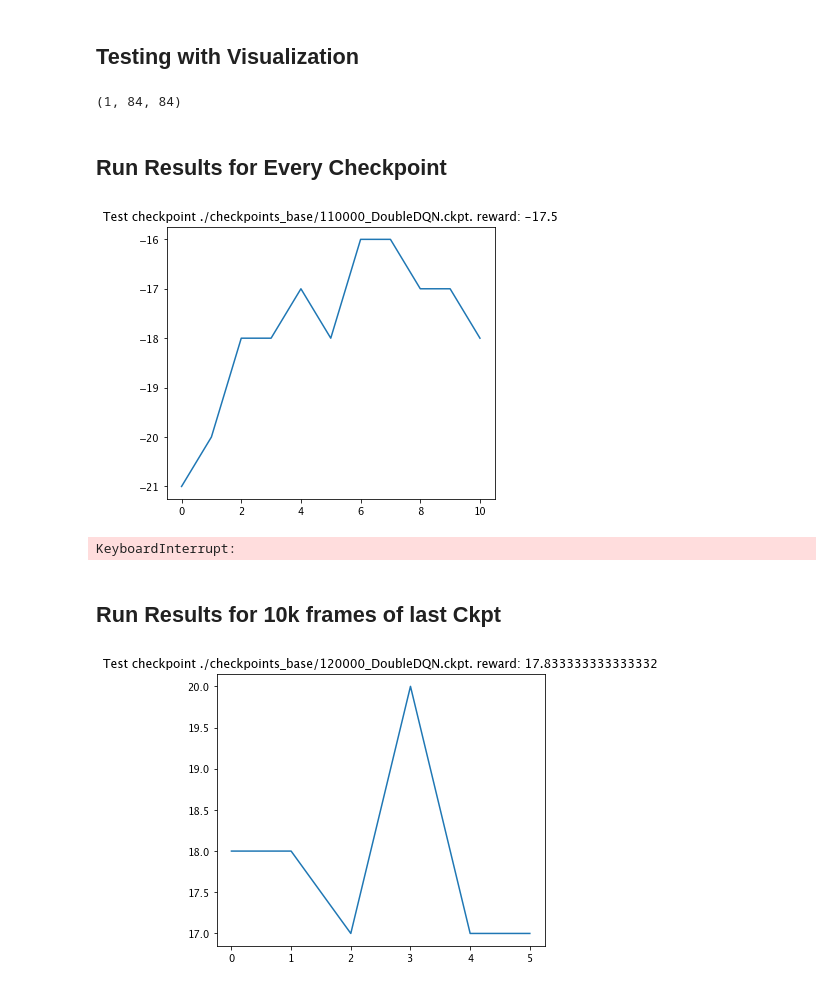
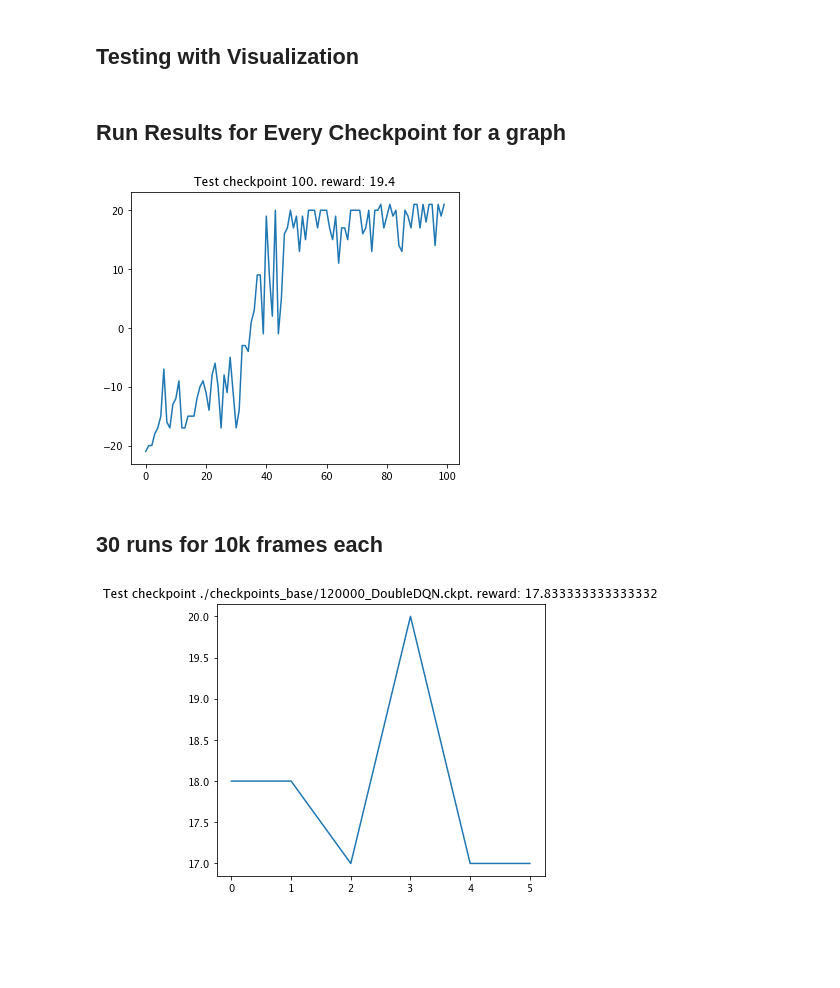
Before and after one commit to NithinTangellamudi/filter-ddqn, a Jupyter notebook: DDQN-Testing.ipynb, the cells around one changed output. Drawn from its saved outputs; the diff is of its cells as text; code cells hidden in the pictures; blank space fills up the shorter version.

```diff
--- a/DDQN-Testing.ipynb
+++ b/DDQN-Testing.ipynb
@@ -135,15 +116,14 @@ class CnnDQN(nn.Module):
             action = random.randrange(env.action_space.n)
         return action
 # %%
-current_model = CnnDQN(env.observation_space.shape, env.action_space.n)
-current_model.load_state_dict(torch.load('checkpoints_base/810000_DoubleDQN.ckpt'))
-target_model  = CnnDQN(env.observation_space.shape, env.action_space.n)
-target_model.load_state_dict(torch.load('checkpoints_base/810000_DoubleDQN.ckpt'))
+# current_model = CnnDQN(env.observation_space.shape, env.action_space.n)
+# current_model.load_state_dict(torch.load('checkpoints_base/810000_DoubleDQN.ckpt'))
+# target_model  = CnnDQN(env.observation_space.shape, env.action_space.n)
+# target_model.load_state_dict(torch.load('checkpoints_base/810000_DoubleDQN.ckpt'))
 
-if USE_CUDA:
-    current_model = current_model.cuda()
-    target_model  = target_model.cuda()
+# if USE_CUDA:
+#     current_model = current_model.cuda()
+#     target_model  = target_model.cuda()
 
-
-update_target(current_model, target_model)
+# update_target(current_model, target_model)
 # %%
@@ -171,7 +139,3 @@ env_id = "PongNoFrameskip-v4"
 env    = make_atari(env_id)
 env    = wrap_deepmind(env)
 env    = wrap_pytorch(env)
-# %%
-env.observation_space.shape
-# %% [output]
-(1, 84, 84)
@@ -221,25 +174,32 @@ def test(model):
 
     return testReward
 # %% [markdown]
-## Run Results for Every Checkpoint
+## Run Results for Every Checkpoint for a graph
+# %%
+ckpt_names = get_ckpt_names()
+# ckpt_names
 # %%
+rewards = []
+idx_arr = []
+for idx,ckpt in enumerate(ckpt_names):
+    if os.path.isfile(ckpt):
+        load_ckpt = ckpt
+        # Load the Model
+        current_model = CnnDQN(env.observation_space.shape, env.action_space.n).to(device)
+        current_model.load_state_dict(torch.load(load_ckpt))
 
-rewards = []
-for ckpt in ckpt_names:
-    load_ckpt = ckpt
-    # Load the Model
-    current_model = CnnDQN(env.observation_space.shape, env.action_space.n).to(device)
-    current_model.load_state_dict(torch.load(load_ckpt))
+        if USE_CUDA:
+            current_model = current_model.cuda()
 
-    # run the loaded model, save the output
-    r = test(current_model)
+        # run the loaded model, save the output
+        r = test(current_model)
 
-    rewards.append(r)
-    plot_test(ckpt, rewards)
+        rewards.append(r)
+        idx_arr.append(idx)
+        plot_test(idx_arr, rewards)
 # %% [output]
-[figure, old version]
+[figure, new version]
-KeyboardInterrupt:
 # %% [markdown]
-## Run Results for 10k frames of last Ckpt
+## 30 runs for 10k frames each
 # %%
 rewards = []
```
Also changed, not shown: parts of 7 cells of this notebook.
